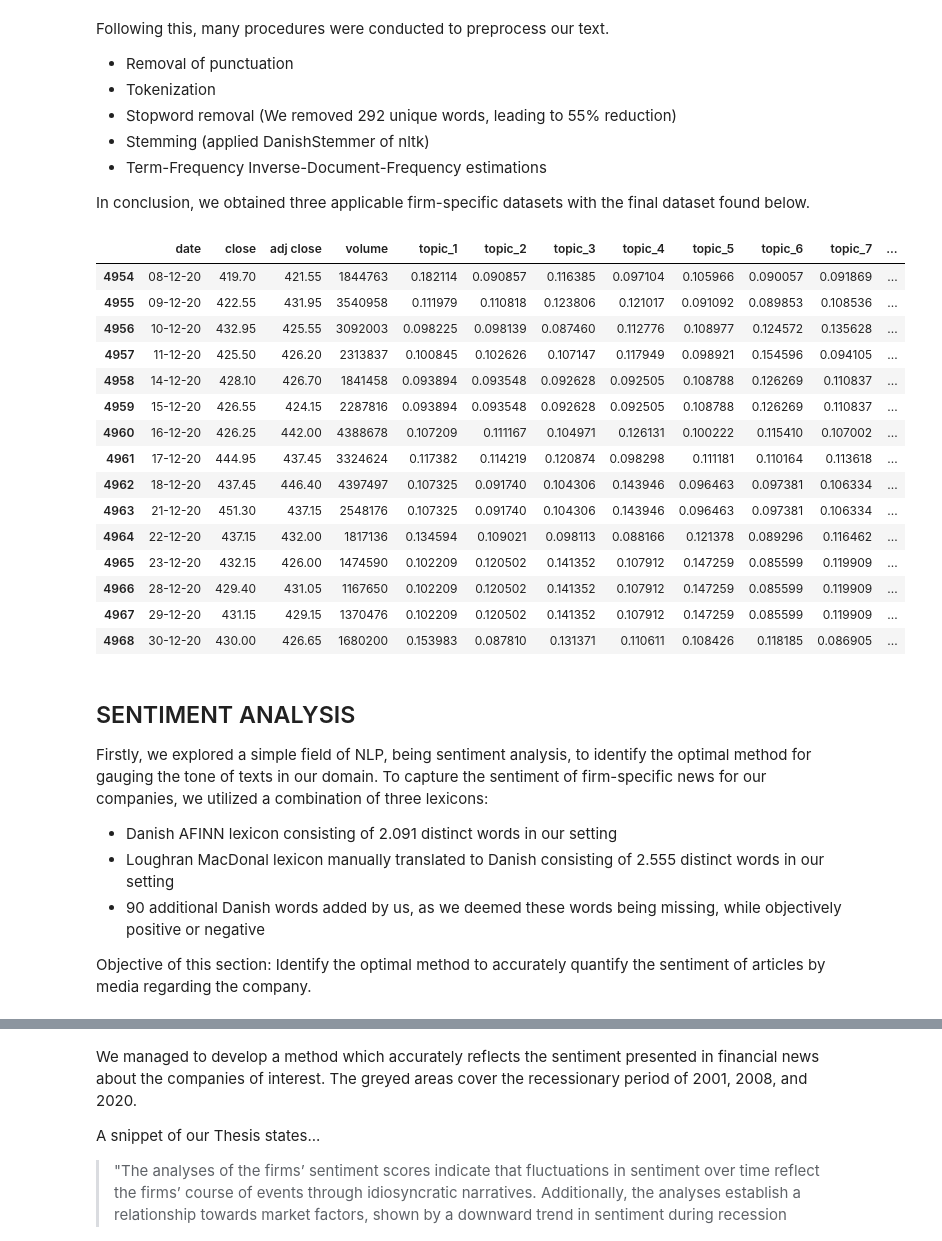
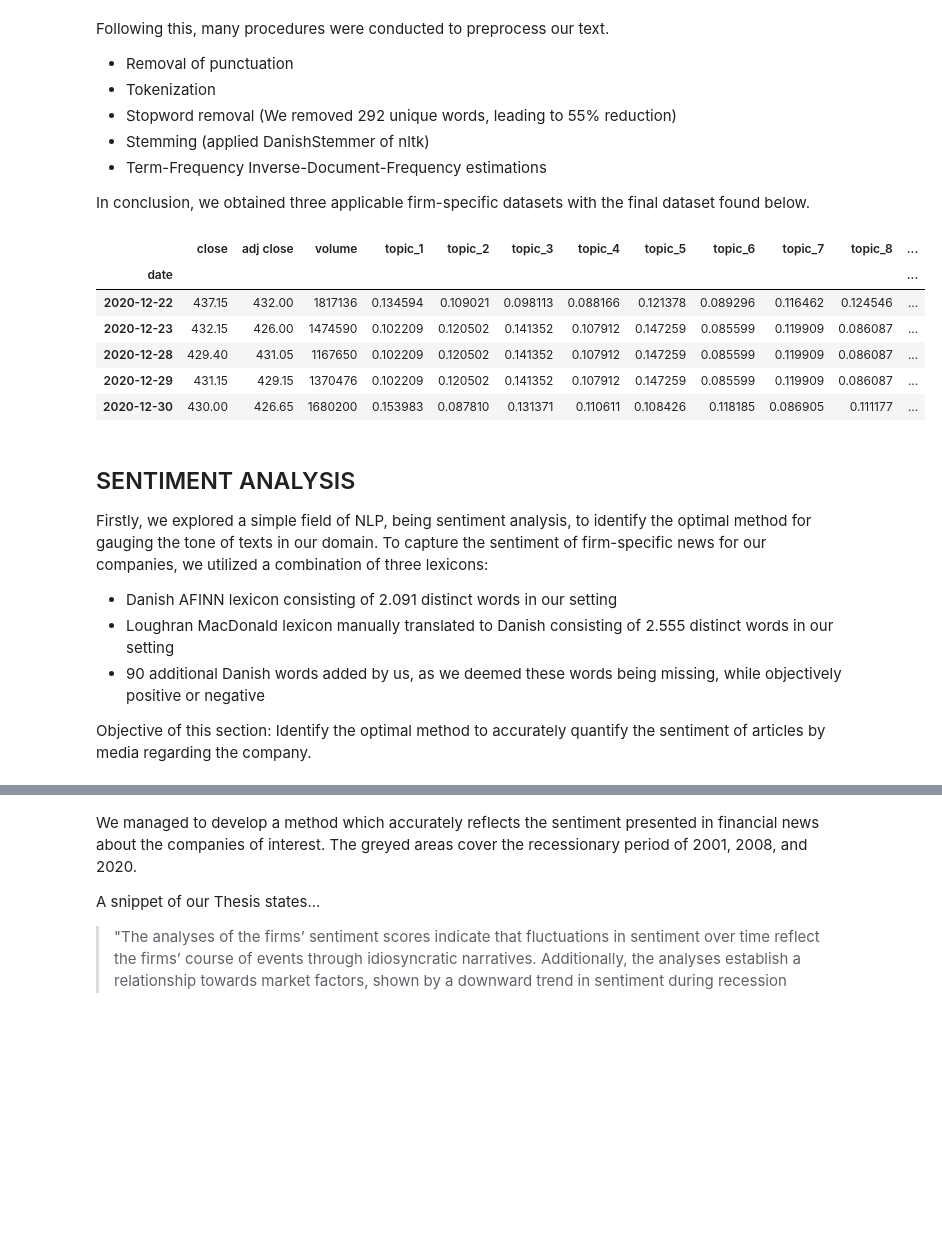
Before and after one commit to patrickiele3/thesis, a Jupyter notebook: news_or_noise.ipynb, the cells around one changed output, grey strips where cells are left out. Saved outputs shown, nothing was run; the diff lists cells and outputs as text; code cells hidden in the pictures; blank space fills up the shorter version.

```diff
--- a/news_or_noise.ipynb
+++ b/news_or_noise.ipynb
@@ -59,30 +53,23 @@ Following this, many procedures were conducted to preprocess our text.
 In conclusion, we obtained three applicable firm-specific datasets with the final dataset found below.
 # %%
 company = 'novo'
-df = pd.read_csv(f'data/{company}.csv')
-df.tail(15)
+df = pd.read_csv(f'data/{company}.csv', index_col=0)
+df.index = pd.to_datetime(df.index, dayfirst=True)
+
+df.tail()
 # %% [output]
-|  | date | close | adj close | volume | topic_1 | topic_2 | topic_3 | topic_4 | topic_5 | topic_6 | topic_7 | ... |
-| 4954 | 08-12-20 | 419.70 | 421.55 | 1844763 | 0.182114 | 0.090857 | 0.116385 | 0.097104 | 0.105966 | 0.090057 | 0.091869 | ... |
-| 4955 | 09-12-20 | 422.55 | 431.95 | 3540958 | 0.111979 | 0.110818 | 0.123806 | 0.121017 | 0.091092 | 0.089853 | 0.108536 | ... |
-| 4956 | 10-12-20 | 432.95 | 425.55 | 3092003 | 0.098225 | 0.098139 | 0.087460 | 0.112776 | 0.108977 | 0.124572 | 0.135628 | ... |
-| 4957 | 11-12-20 | 425.50 | 426.20 | 2313837 | 0.100845 | 0.102626 | 0.107147 | 0.117949 | 0.098921 | 0.154596 | 0.094105 | ... |
-| 4958 | 14-12-20 | 428.10 | 426.70 | 1841458 | 0.093894 | 0.093548 | 0.092628 | 0.092505 | 0.108788 | 0.126269 | 0.110837 | ... |
-| 4959 | 15-12-20 | 426.55 | 424.15 | 2287816 | 0.093894 | 0.093548 | 0.092628 | 0.092505 | 0.108788 | 0.126269 | 0.110837 | ... |
-| 4960 | 16-12-20 | 426.25 | 442.00 | 4388678 | 0.107209 | 0.111167 | 0.104971 | 0.126131 | 0.100222 | 0.115410 | 0.107002 | ... |
-| 4961 | 17-12-20 | 444.95 | 437.45 | 3324624 | 0.117382 | 0.114219 | 0.120874 | 0.098298 | 0.111181 | 0.110164 | 0.113618 | ... |
-| 4962 | 18-12-20 | 437.45 | 446.40 | 4397497 | 0.107325 | 0.091740 | 0.104306 | 0.143946 | 0.096463 | 0.097381 | 0.106334 | ... |
-| 4963 | 21-12-20 | 451.30 | 437.15 | 2548176 | 0.107325 | 0.091740 | 0.104306 | 0.143946 | 0.096463 | 0.097381 | 0.106334 | ... |
-| 4964 | 22-12-20 | 437.15 | 432.00 | 1817136 | 0.134594 | 0.109021 | 0.098113 | 0.088166 | 0.121378 | 0.089296 | 0.116462 | ... |
-| 4965 | 23-12-20 | 432.15 | 426.00 | 1474590 | 0.102209 | 0.120502 | 0.141352 | 0.107912 | 0.147259 | 0.085599 | 0.119909 | ... |
-| 4966 | 28-12-20 | 429.40 | 431.05 | 1167650 | 0.102209 | 0.120502 | 0.141352 | 0.107912 | 0.147259 | 0.085599 | 0.119909 | ... |
-| 4967 | 29-12-20 | 431.15 | 429.15 | 1370476 | 0.102209 | 0.120502 | 0.141352 | 0.107912 | 0.147259 | 0.085599 | 0.119909 | ... |
-| 4968 | 30-12-20 | 430.00 | 426.65 | 1680200 | 0.153983 | 0.087810 | 0.131371 | 0.110611 | 0.108426 | 0.118185 | 0.086905 | ... |
+|  | close | adj close | volume | topic_1 | topic_2 | topic_3 | topic_4 | topic_5 | topic_6 | topic_7 | topic_8 | ... |
+| date |  |  |  |  |  |  |  |  |  |  |  | ... |
+| 2020-12-22 | 437.15 | 432.00 | 1817136 | 0.134594 | 0.109021 | 0.098113 | 0.088166 | 0.121378 | 0.089296 | 0.116462 | 0.124546 | ... |
+| 2020-12-23 | 432.15 | 426.00 | 1474590 | 0.102209 | 0.120502 | 0.141352 | 0.107912 | 0.147259 | 0.085599 | 0.119909 | 0.086087 | ... |
+| 2020-12-28 | 429.40 | 431.05 | 1167650 | 0.102209 | 0.120502 | 0.141352 | 0.107912 | 0.147259 | 0.085599 | 0.119909 | 0.086087 | ... |
+| 2020-12-29 | 431.15 | 429.15 | 1370476 | 0.102209 | 0.120502 | 0.141352 | 0.107912 | 0.147259 | 0.085599 | 0.119909 | 0.086087 | ... |
+| 2020-12-30 | 430.00 | 426.65 | 1680200 | 0.153983 | 0.087810 | 0.131371 | 0.110611 | 0.108426 | 0.118185 | 0.086905 | 0.111177 | ... |
 # %% [markdown]
 ## SENTIMENT ANALYSIS
 Firstly, we explored a simple field of NLP, being sentiment analysis, to identify the optimal method for gauging the tone of texts in our domain. To capture the sentiment of firm-specific news for our companies, we utilized a combination of three lexicons:
 - Danish AFINN lexicon consisting of 2.091 distinct words in our setting
-- Loughran MacDonal lexicon manually translated to Danish consisting of 2.555 distinct words in our setting
+- Loughran MacDonald lexicon manually translated to Danish consisting of 2.555 distinct words in our setting
 - 90 additional Danish words added by us, as we deemed these words being missing, while objectively positive or negative
 
 Objective of this section: Identify the optimal method to accurately quantify the sentiment of articles by media regarding the company.
```
Also changed, not shown: parts of 13 cells of this notebook.
